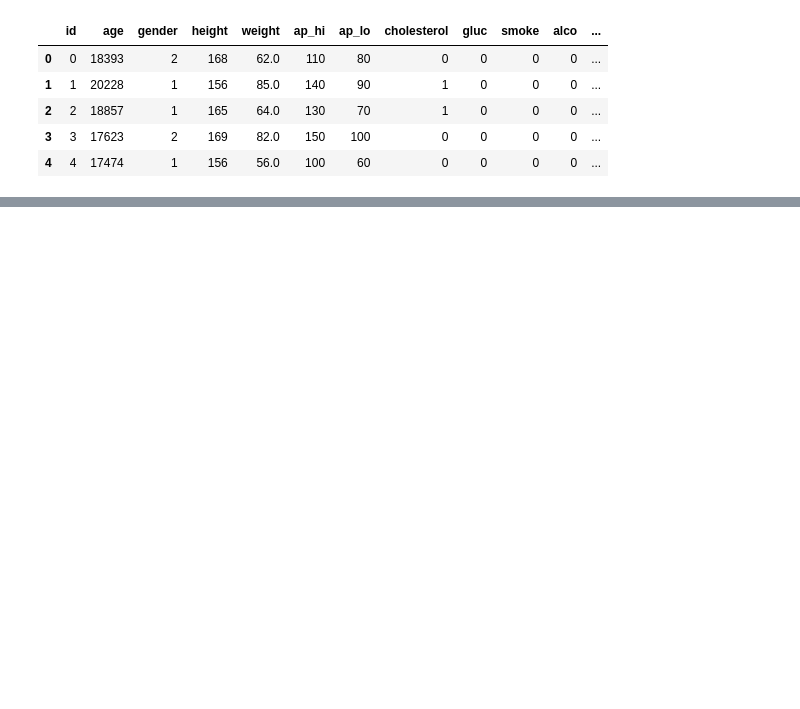
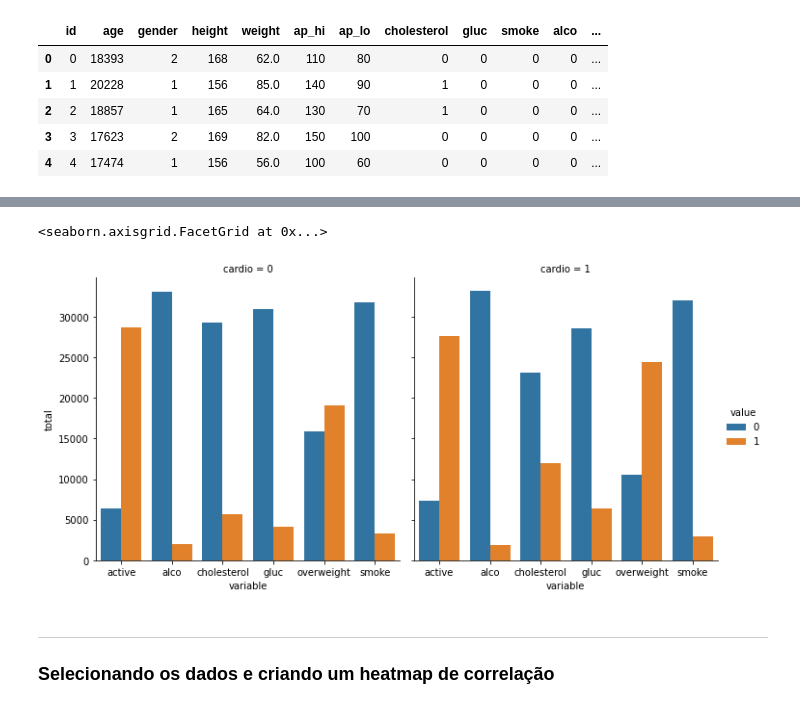
Before and after one commit to domingosp/data-analysis-python, a Jupyter notebook: Medical Data Visualization/code.ipynb, the cells around one changed output, grey strips where cells are left out. Saved outputs shown, nothing was run; the diff lists cells and outputs as text; code cells hidden in the pictures; blank space fills up the shorter version.

Commit message:
Medical Visualization

```diff
--- a/Medical Data Visualization/code.ipynb
+++ b/Medical Data Visualization/code.ipynb
@@ -20,15 +20,7 @@ df.head()
 # %% [markdown]
 ### Criar uma coluna chamada "overweight" para identificar quem tem o IMC maior do que 25
 # %%
-df['bmi'] = (df['weight']/(df['height']/100)**2)
-
-df.loc[df['bmi'] > 25, 'bmi'] = 1
-
-df.loc[df['bmi'] < 25, 'bmi'] = 0
-
-df['overweight'] = df['bmi']
-
-df.drop('bmi', axis=1, inplace=True)
+df['overweight'] = (df['weight']/((df['height']/100)**2)).apply(lambda x: 1 if x>25 else 0)
 
 df.head()
 # %% [output]
@@ -43,9 +35,6 @@ df.head()
 # %%
-df.loc[df['cholesterol'] == 1, 'cholesterol'] = 0
-df.loc[df['gluc'] == 1, 'gluc'] = 0
-
-df.loc[df['cholesterol'] > 1, 'cholesterol'] = 1
-df.loc[df['gluc'] > 1, 'gluc'] = 1
+df['cholesterol'] = (df['cholesterol']).apply(lambda x: 1 if x>1 else 0)
+df['gluc'] = (df['gluc']).apply(lambda x: 1 if x>1 else 0)
 
 df.head()
 # %% [output]
@@ -57,0 +49,4 @@ df.head()
+# %%
+df_cat = pd.melt(df, id_vars=['cardio'], value_vars=['cholesterol', 'gluc', 'smoke', 'alco', 'active', 'overweight'])
+
+df_cat.head()
@@ -57,0 +60,4 @@ df.head()
+# %%
+df_cat['total'] = 1
+df_cat = df_cat.groupby(['cardio', 'variable', 'value'], as_index = False).count()
+df_cat.head()
@@ -57,0 +71,8 @@ df.head()
+# %%
+sns.catplot(x = 'variable', y = 'total', col='cardio', hue='value', data = df_cat, kind='bar')
+# %% [output]
+<seaborn.axisgrid.FacetGrid at 0x...>
+[figure, added]
+# %% [markdown]
+-----------------------------------------
+### Selecionando os dados e criando um heatmap de correlação
```
Also changed, not shown: parts of 7 cells of this notebook.
